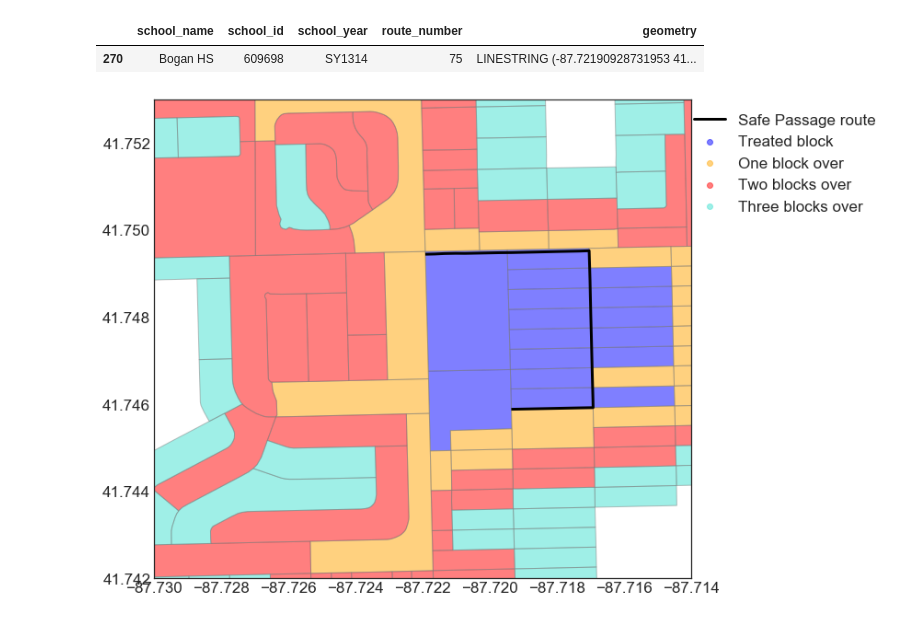
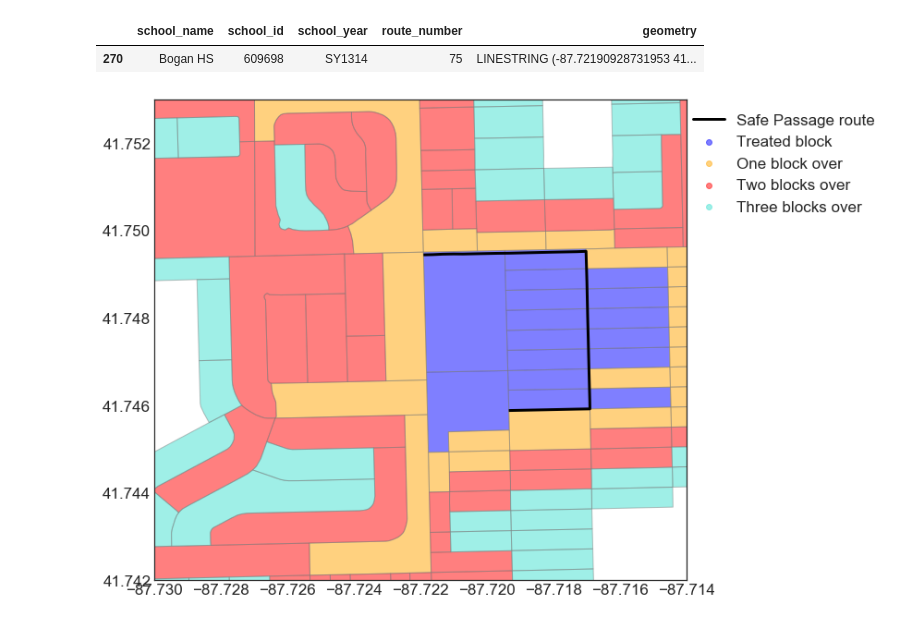
Before and after one commit to binste/chicago_safepassage_evaluation, a Jupyter notebook: notebooks/5_analysis/1.0-binste-analyze-crime-results-census-block-level.ipynb, the cells around one changed output. Saved outputs shown, nothing was run; the diff lists cells and outputs as text; code cells hidden in the pictures.

Commit message:
Increased space between legend of heatmap and figure itself

```diff
--- a/notebooks/5_analysis/1.0-binste-analyze-crime-results-census-block-level.ipynb
+++ b/notebooks/5_analysis/1.0-binste-analyze-crime-results-census-block-level.ipynb
@@ -711,22 +711,22 @@ ill_route.head()
 # %%
 fig, ax = plt.subplots()
 ill_blocks.query('info == "Treated"').plot(ax=ax, color='blue', alpha=0.5, edgecolor='grey')
 ill_blocks.query('info == "One over"').plot(ax=ax, color='orange', alpha=0.5, edgecolor='grey')
 ill_blocks.query('info == "Two over"').plot(ax=ax, color='red', alpha=0.5, edgecolor='grey')
 ill_blocks.query('info == "Three over"').plot(ax=ax, color='turquoise', alpha=0.5, edgecolor='grey')
 ill_route.plot(ax=ax, color='black', linewidth=3)
 
 # Plot empty points to create legend
 plt.scatter([], [], color='blue', alpha=0.5, label='Treated block')
 plt.scatter([], [], color='orange', alpha=0.5, label='One block over')
 plt.scatter([], [], color='red', alpha=0.5, label='Two blocks over')
 plt.scatter([], [], color='turquoise', alpha=0.5, label='Three blocks over')
 plt.plot([], [], color='black', linewidth=3, label='Safe Passage route')
 
-ax.legend(loc='upper right', bbox_to_anchor=(1.37, 1))
+ax.legend(loc='upper right', bbox_to_anchor=(1.38, 1))
 ax.set_xlim(-87.730, -87.714)
 ax.set_ylim(41.742, 41.753)
 plt.tight_layout()
 plt.savefig('../../docs/figures/blockgroups.png', dpi=800, transparent=True);
 # %% [output]
-[figure, old version]
+[figure, new version]
```
